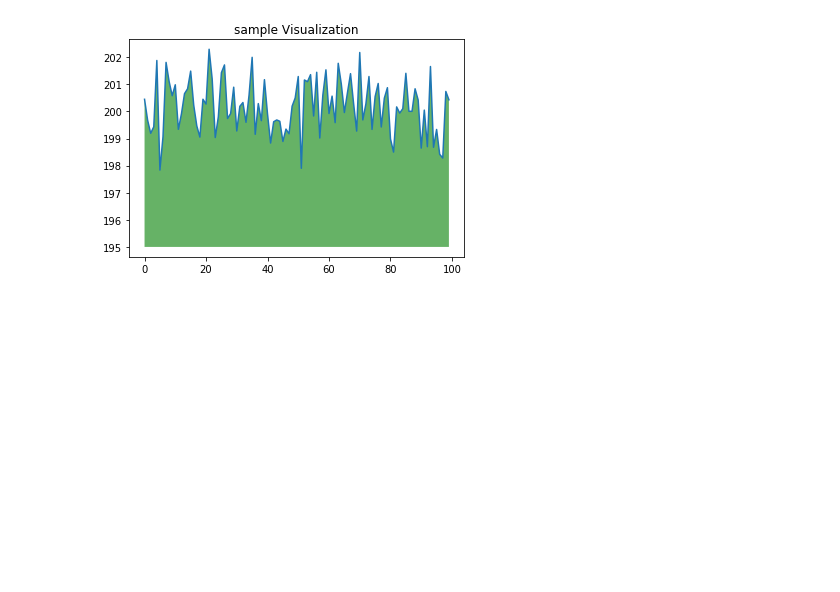
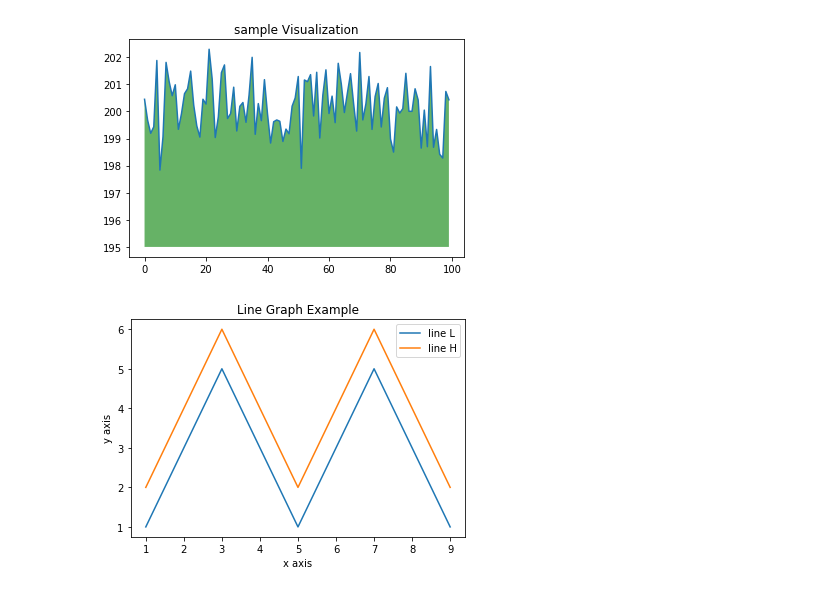
Before and after one commit to AldyPs/Penambangan-Data, a Jupyter notebook: Pertemuan1.ipynb, the cells around one changed output. Saved outputs shown, nothing was run; the diff lists cells and outputs as text; code cells hidden in the pictures; blank space fills up the shorter version.

```diff
--- a/Pertemuan1.ipynb
+++ b/Pertemuan1.ipynb
@@ -25,3 +25,20 @@ plt.show
 # %% [output]
 <function matplotlib.pyplot.show>
 [figure]
+# %%
+import matplotlib.pyplot as plt
+x  = [1, 2, 3, 4, 5, 6, 7, 8, 9]
+y1 = [1, 3, 5, 3, 1, 3, 5, 3, 1]
+y2 = [2, 4, 6, 4, 2, 4, 6, 4, 2]
+
+plt.plot(x, y1, label = "line L")
+plt.plot(x, y2, label = "line H")
+plt.plot()
+
+plt.xlabel("x axis")
+plt.ylabel("y axis")
+plt.title("Line Graph Example")
+plt.legend()
+plt.show()
+# %% [output]
+[figure, added]
```
Also changed, not shown: parts of 1 cell of this notebook.
